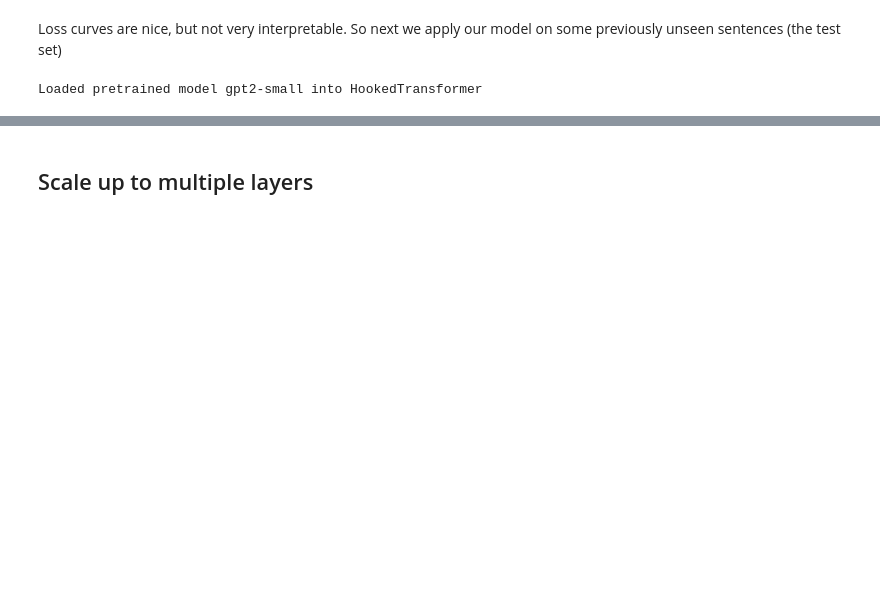
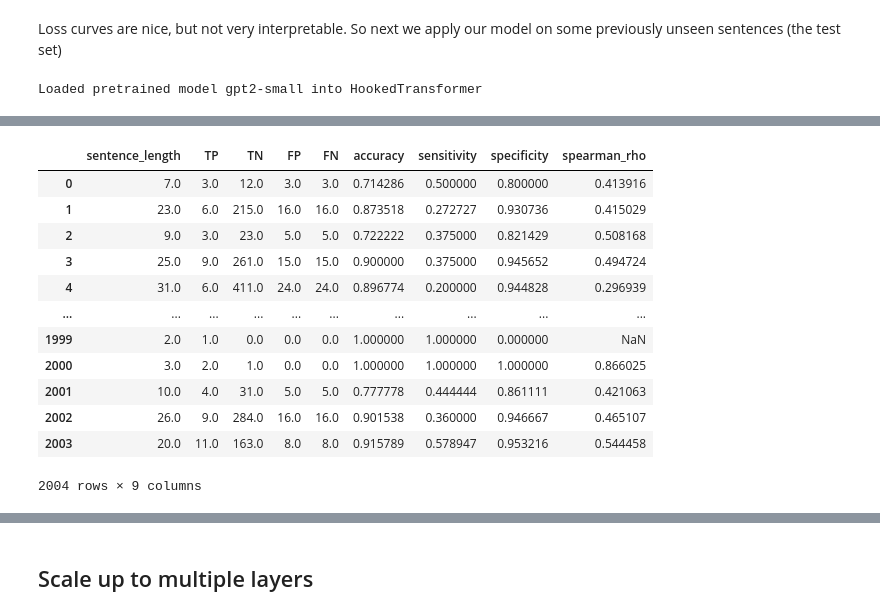
Before and after one commit to onjurgensen/probing_syntax_in_LLMs, a Jupyter notebook: probing_syntax_in_LLMs.ipynb, the cells around one changed output, grey strips where cells are left out. Saved outputs shown, nothing was run; the diff lists cells and outputs as text; code cells hidden in the pictures; blank space fills up the shorter version.

```diff
--- a/probing_syntax_in_LLMs.ipynb
+++ b/probing_syntax_in_LLMs.ipynb
@@ -792,0 +878,17 @@ plt.show()
+# %%
+eval_df_sentence = eval_parse_trees_by_sentence(test_sentences=novel_sentences, predictions=predictions, batch_size=100)
+eval_df_sentence
+# %% [output]
+|  | sentence_length | TP | TN | FP | FN | accuracy | sensitivity | specificity | spearman_rho |
+| 0 | 7.0 | 3.0 | 12.0 | 3.0 | 3.0 | 0.714286 | 0.500000 | 0.800000 | 0.413916 |
+| 1 | 23.0 | 6.0 | 215.0 | 16.0 | 16.0 | 0.873518 | 0.272727 | 0.930736 | 0.415029 |
+| 2 | 9.0 | 3.0 | 23.0 | 5.0 | 5.0 | 0.722222 | 0.375000 | 0.821429 | 0.508168 |
+| 3 | 25.0 | 9.0 | 261.0 | 15.0 | 15.0 | 0.900000 | 0.375000 | 0.945652 | 0.494724 |
+| 4 | 31.0 | 6.0 | 411.0 | 24.0 | 24.0 | 0.896774 | 0.200000 | 0.944828 | 0.296939 |
+| ... | ... | ... | ... | ... | ... | ... | ... | ... | ... |
+| 1999 | 2.0 | 1.0 | 0.0 | 0.0 | 0.0 | 1.000000 | 1.000000 | 0.000000 | NaN |
+| 2000 | 3.0 | 2.0 | 1.0 | 0.0 | 0.0 | 1.000000 | 1.000000 | 1.000000 | 0.866025 |
+| 2001 | 10.0 | 4.0 | 31.0 | 5.0 | 5.0 | 0.777778 | 0.444444 | 0.861111 | 0.421063 |
+| 2002 | 26.0 | 9.0 | 284.0 | 16.0 | 16.0 | 0.901538 | 0.360000 | 0.946667 | 0.465107 |
+| 2003 | 20.0 | 11.0 | 163.0 | 8.0 | 8.0 | 0.915789 | 0.578947 | 0.953216 | 0.544458 |
+2004 rows × 9 columns
```
Also changed, not shown: parts of 31 cells of this notebook, 7 other files.
